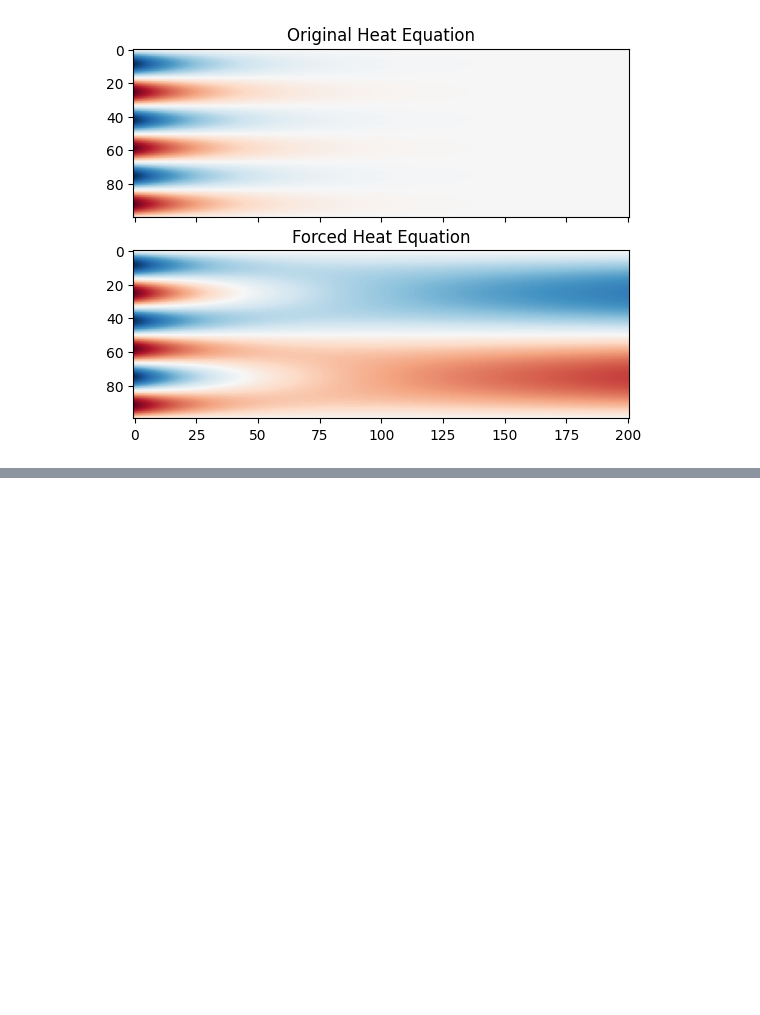
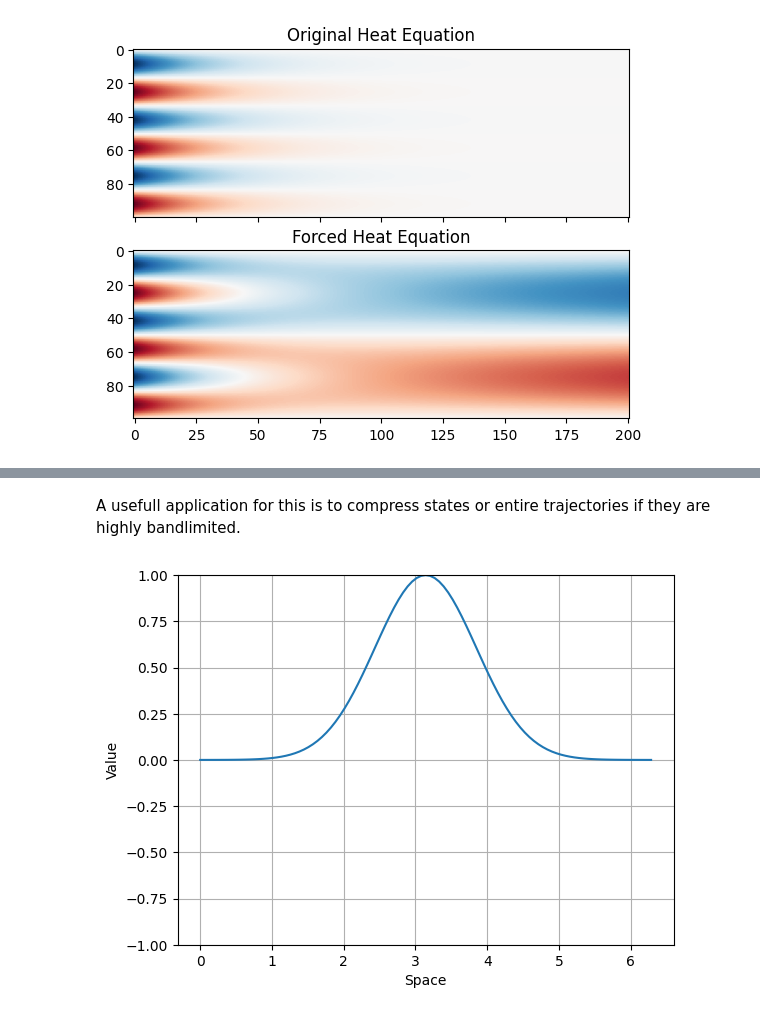
Before and after one commit to Ceyron/exponax, a Jupyter notebook: docs/examples/additional_features.ipynb, the cells around one changed output, grey strips where cells are left out. Saved outputs shown, nothing was run; the diff lists cells and outputs as text; code cells hidden in the pictures; blank space fills up the shorter version.

```diff
--- a/docs/examples/additional_features.ipynb
+++ b/docs/examples/additional_features.ipynb
@@ -126,0 +155,11 @@ Array(4.742706e-05, dtype=float32)
+# %% [markdown]
+A usefull application for this is to compress states or entire trajectories if
+they are highly bandlimited.
+# %%
+grid_1d_high = ex.make_grid(1, DOMAIN_EXTENT, NUM_POINTS_HIGH)
+
+u_complicated_high = jnp.exp(-((grid_1d_high - jnp.pi) ** 2))
+
+ex.viz.plot_state_1d(u_complicated_high, domain_extent=DOMAIN_EXTENT)
+# %% [output]
+[figure, added]
```
Also changed, not shown: parts of 18 cells of this notebook, 7 other files.
